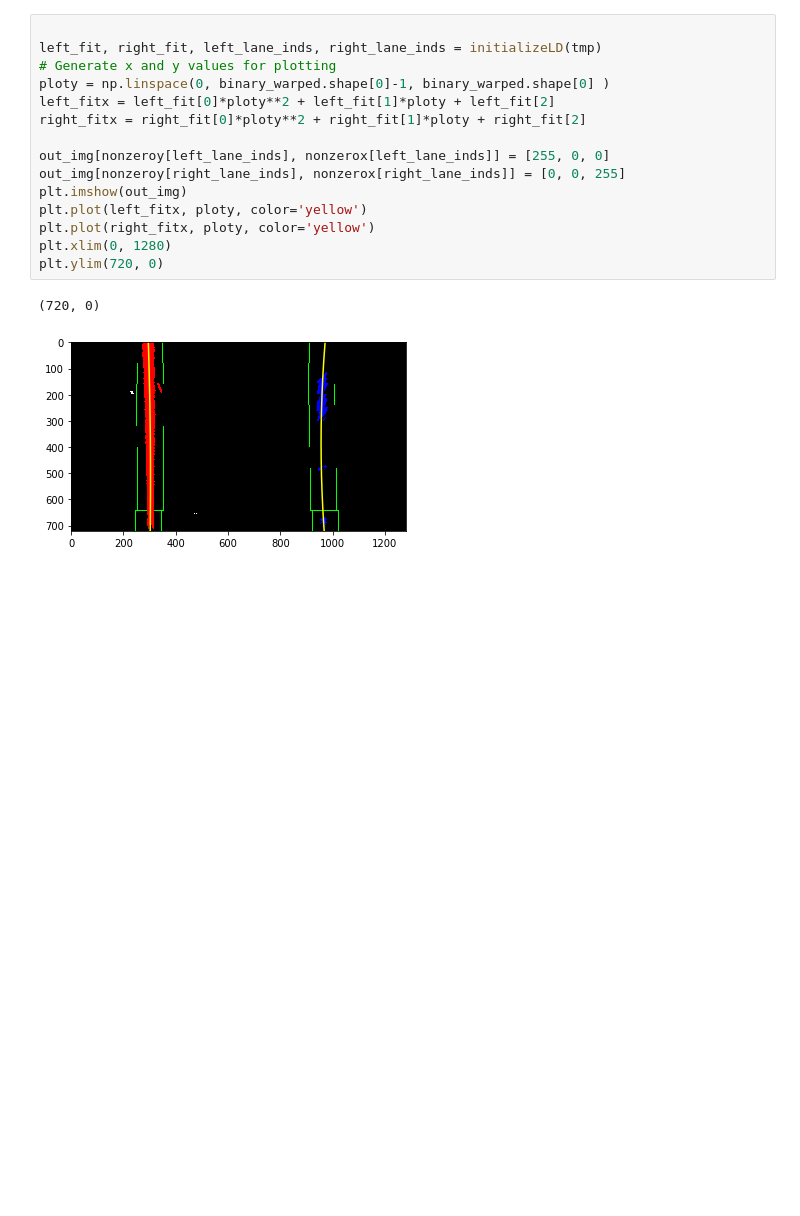
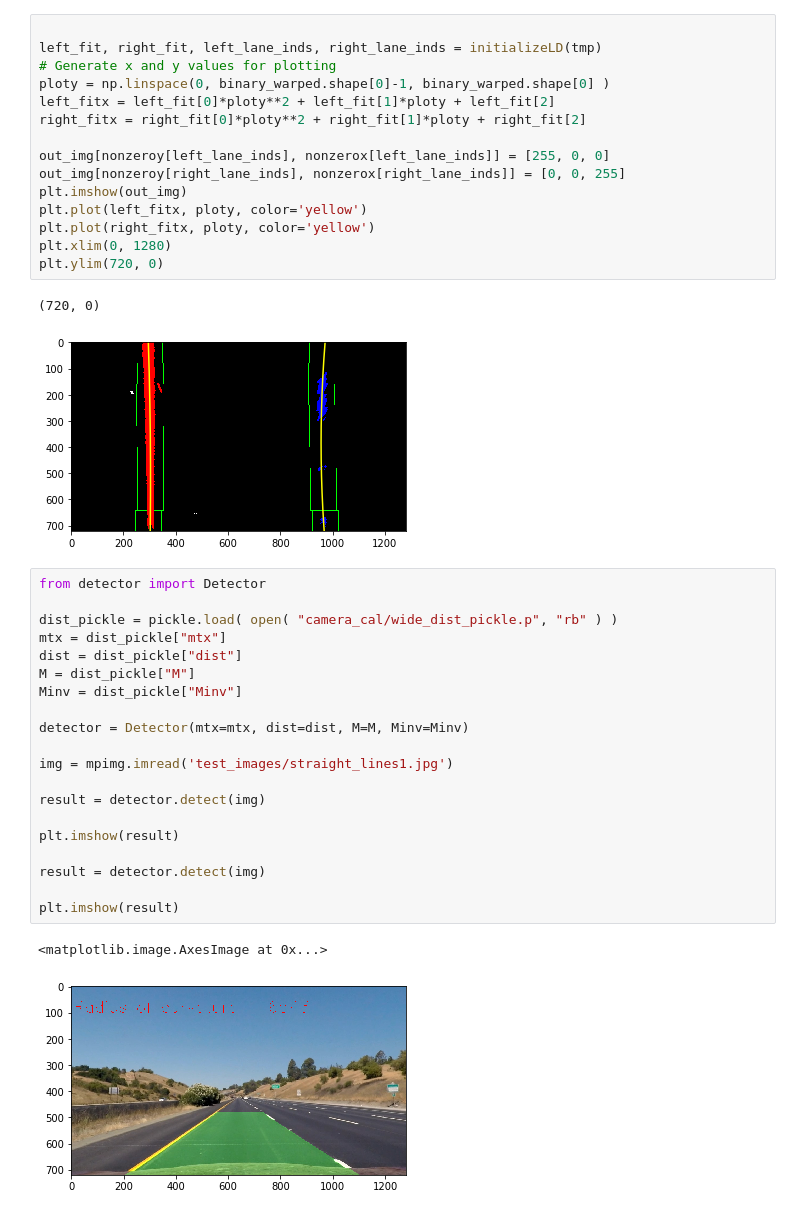
Before and after one commit to gcjyzdd/SDC-P4, a Jupyter notebook: AdvancedLanelineDetection.ipynb, the cells around one changed output. Cells and saved outputs as stored; diff of their text form; blank space fills up the shorter version.

```diff
--- a/AdvancedLanelineDetection.ipynb
+++ b/AdvancedLanelineDetection.ipynb
@@ -537,3 +537,26 @@ plt.ylim(720, 0)
 # %% [output]
 (720, 0)
 [figure]
+# %%
+from detector import Detector
+
+dist_pickle = pickle.load( open( "camera_cal/wide_dist_pickle.p", "rb" ) )
+mtx = dist_pickle["mtx"]
+dist = dist_pickle["dist"]
+M = dist_pickle["M"]
+Minv = dist_pickle["Minv"]
+
+detector = Detector(mtx=mtx, dist=dist, M=M, Minv=Minv)
+
+img = mpimg.imread('test_images/straight_lines1.jpg')
+
+result = detector.detect(img)
+
+plt.imshow(result)
+
+result = detector.detect(img)
+
+plt.imshow(result)
+# %% [output]
+<matplotlib.image.AxesImage at 0x...>
+[figure, added]
```
Also changed, not shown: parts of 2 cells of this notebook, 2 other files.
